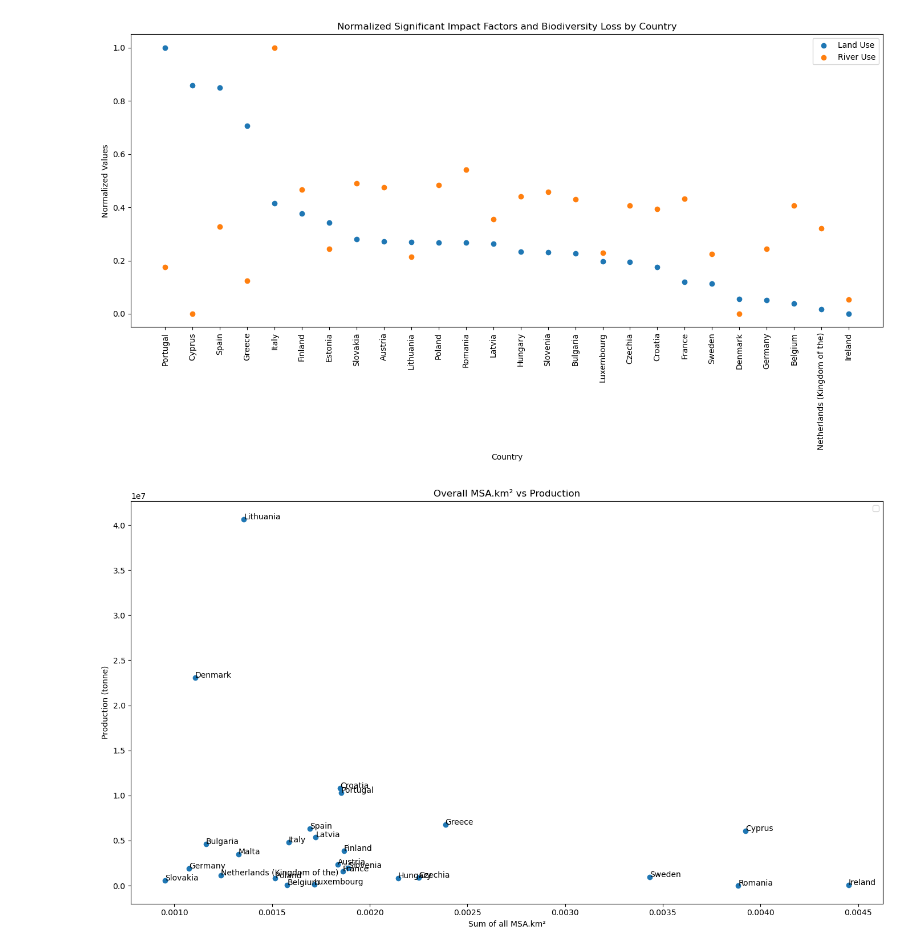
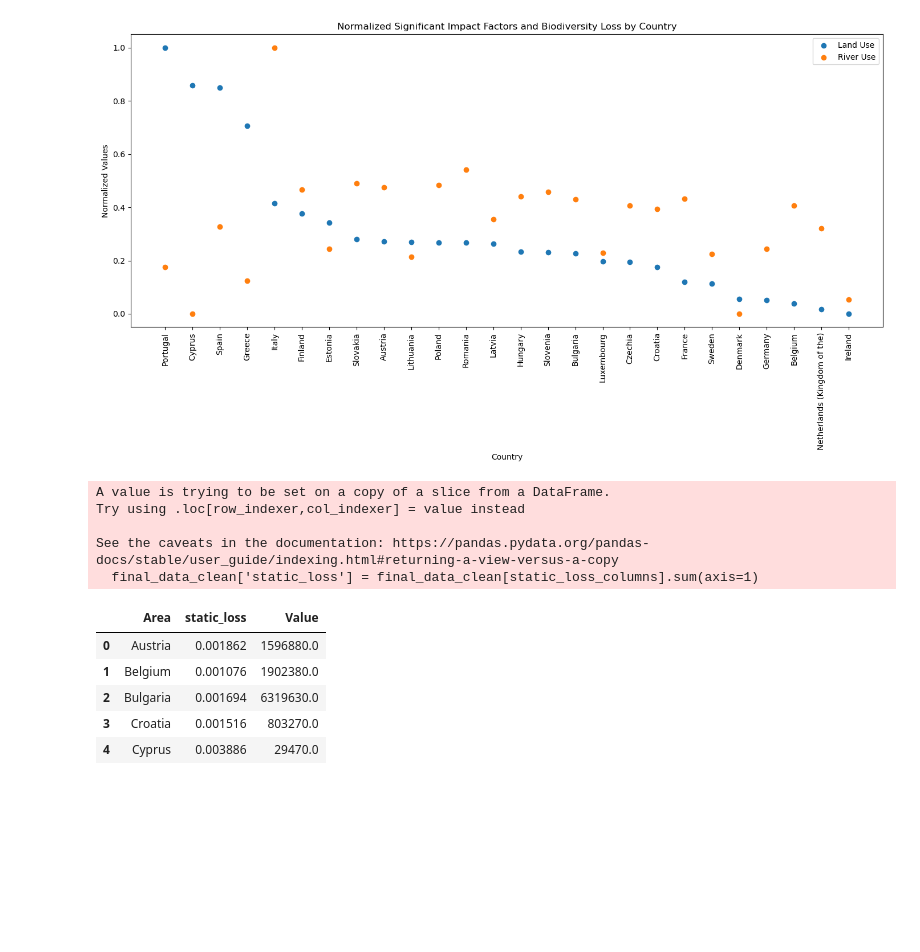
Before and after one commit to clairebertrandgithub/private-projects, a Jupyter notebook: wheat_impact.ipynb, the cells around one changed output. Drawn from its saved outputs; the diff is of its cells as text; code cells hidden in the pictures; blank space fills up the shorter version.

```diff
--- a/wheat_impact.ipynb
+++ b/wheat_impact.ipynb
@@ -208,28 +208,27 @@ plt.tight_layout()
 plt.show()
 # %% [output]
 [figure]
-# %%
-# Scatter plot to unveil good and bad producers
-plt.figure(figsize=(14, 8))
-
-# Divide Biodiversity loss by Value, to retrieve the sum of all MSA (to normalize by tons)
-x = (biodiversity_loss_by_country['biodiversity_loss'] / biodiversity_loss_by_country['Value'])#.apply(lambda x: numpy.log10(x))
-y = biodiversity_loss_by_country['Value']#.apply(lambda x: numpy.log10(x))
-
-plt.scatter(x, y)
-
-
-for i, txt in enumerate(biodiversity_loss_by_country['Area']):
-    plt.annotate(txt, (x[i], y[i]))
-
-# Add Titles and Labels
-plt.title('Overall MSA.km² vs Production')
-plt.xlabel('Sum of all MSA.km²')
-plt.ylabel('Production (tonne)')
-plt.legend()
-plt.tight_layout()
-
-# Show the plot
-plt.show()
-# %% [output]
-[figure, removed]
+# %%
+# Calculate the sum of all msa impact factors (static_loss) for each row
+final_data_clean['static_loss'] = final_data_clean[static_loss_columns].sum(axis=1)
+
+# Aggregate data by country to get the sum of static_loss and production value (Value)
+agg_data = final_data_clean.groupby('Area').agg({
+    'static_loss': 'sum',
+    'Value': 'sum'
+}).reset_index()
+
+# Display the aggregated data
+agg_data.head()
+# %% [output]
+A value is trying to be set on a copy of a slice from a DataFrame.
+Try using .loc[row_indexer,col_indexer] = value instead
+
+See the caveats in the documentation: https://pandas.pydata.org/pandas-docs/stable/user_guide/indexing.html#returning-a-view-versus-a-copy
+  final_data_clean['static_loss'] = final_data_clean[static_loss_columns].sum(axis=1)
+|  | Area | static_loss | Value |
+| 0 | Austria | 0.001862 | 1596880.0 |
+| 1 | Belgium | 0.001076 | 1902380.0 |
+| 2 | Bulgaria | 0.001694 | 6319630.0 |
+| 3 | Croatia | 0.001516 | 803270.0 |
+| 4 | Cyprus | 0.003886 | 29470.0 |
```
Also changed, not shown: parts of 1 cell of this notebook.
